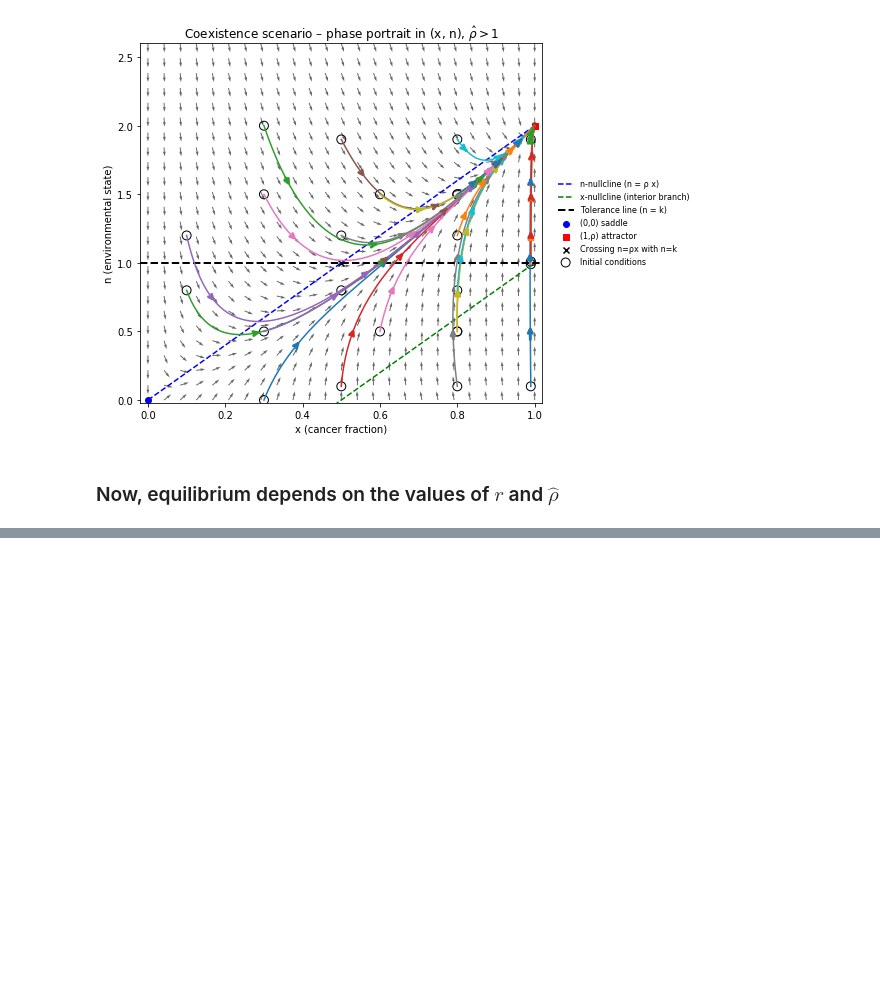
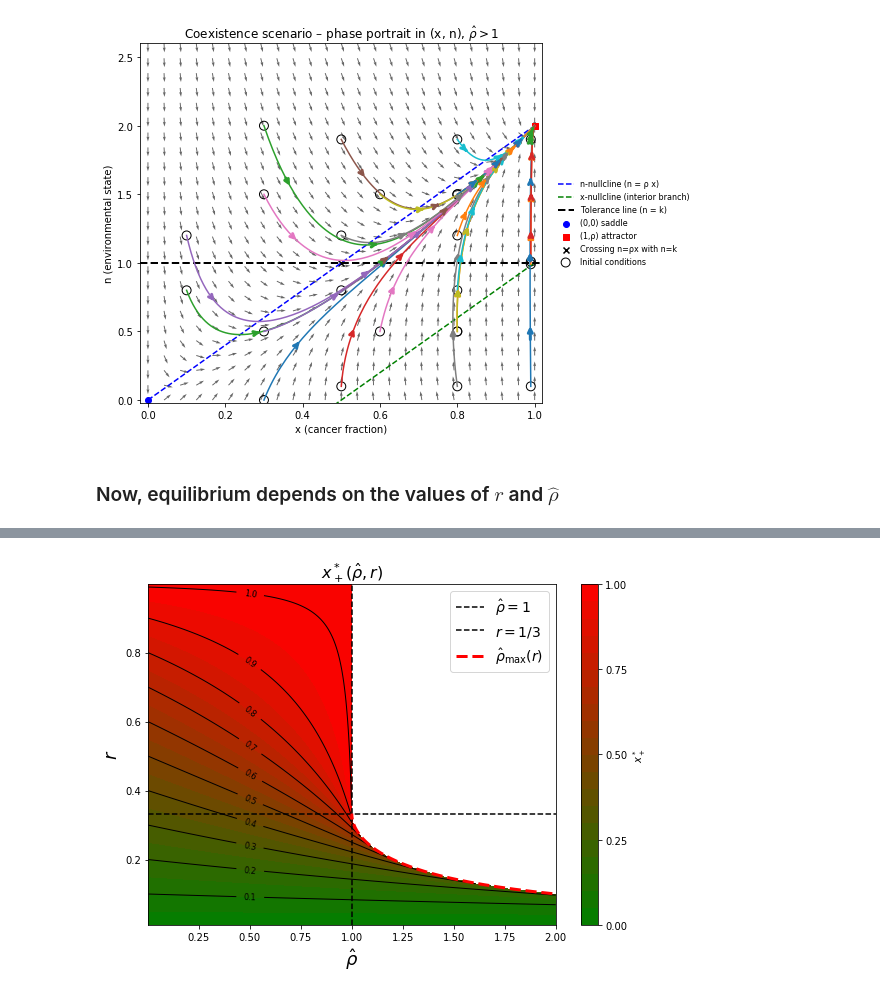
Before and after one commit to gyanezfeliu/dynamics_dormancy, a Jupyter notebook: EGT_paper.ipynb, the cells around one changed output, grey strips where cells are left out. Drawn from its saved outputs; the diff is of its cells as text; code cells hidden in the pictures; blank space fills up the shorter version.

```diff
--- a/EGT_paper.ipynb
+++ b/EGT_paper.ipynb
@@ -919,0 +1094,97 @@ plt.show()
+# %%
+rho_min, rho_max = 1e-3, 2
+r_min, r_max = 1e-2, 0.999
+n = 400
+
+manual_locations = [
+    (1.8, 0.15),  # near the 0.1–0.2 contour
+    (1.8, 0.25),
+    (1.8, 0.35),
+    (1.8, 0.45),
+    (1.8, 0.55),
+    (1.8, 0.65),
+    (1.8, 0.75),
+    (1.8, 0.85),
+    (1.8, 0.95),
+    (1.8, 0.98),
+]
+
+rho_vals = np.linspace(rho_min, rho_max, n)
+r_vals = np.linspace(r_min, r_max, n)
+RHO, R = np.meshgrid(rho_vals, r_vals)
+Xstar = x_star_plus(RHO, R)
+
+fig, ax = plt.subplots(figsize=(8,6))
+
+#cf = ax.contourf(RHO, R, Xstar,
+#                 levels=np.linspace(0,1,21),
+#                 cmap='viridis')
+#cbar = fig.colorbar(cf, ax=ax, label=r'$x^*_+$')
+
+
+
+cmap = mcolors.LinearSegmentedColormap.from_list(
+    "green_to_red", ["green", "red"], N=256
+)
+
+cf = ax.contourf(
+    RHO, R, Xstar,
+    levels=np.linspace(0, 1, 21),
+    cmap=cmap,
+    vmin=0, vmax=1,   # fixes the scale to [0,1]
+)
+
+cbar = fig.colorbar(cf, ax=ax, label=r"$x^*_+$")
+cbar.set_ticks([0, 0.25, 0.5, 0.75, 1])  # optional
+
+
+
+
+#"""
+# Overlay selected level curves
+cs = ax.contour(
+    RHO, R, Xstar,
+    levels=[0.1, 0.2, 0.3, 0.4, 0.5, 0.6, 0.7, 0.8, 0.9, 0.99],
+    colors='black', linewidths=1
+)
+
+# --- choose label positions near the y-axis ---
+x_label = rho_min + 0.5   # a bit to the right of the y-axis
+manual_positions = []
+
+for coll in cs.collections:          # one collection per level
+    # gather all vertices of all paths for this level
+    paths = coll.get_paths()
+    verts = np.vstack([p.vertices for p in paths])
+    # find vertex whose x is closest to x_label
+    idx = np.argmin(np.abs(verts[:, 0] - x_label))
+    manual_positions.append(tuple(verts[idx]))
+
+# now label using these positions
+ax.clabel(
+    cs,
+    fmt='%0.1f',
+    fontsize=8,
+    manual=manual_positions
+)
+
+#"""
+
+# Overlay boundaries
+ax.axvline(1.0, linestyle='--', color='k', label=r'$\hat{\rho}=1$')
+ax.axhline(1/3, linestyle='--', color='k', label=r'$r=1/3$')
+#ax.axhline(1/2, linestyle='--', color='k', label=r'$r=1/2$')
+
+r_cap = np.linspace(r_min, 1/3, 200)
+rho_cap_vals = rho_m(r_cap)#rho_cap(r_cap)
+ax.plot(rho_cap_vals[56:], r_cap[56:], linestyle='--', color='red', linewidth=3, label=r'$\hat{\rho}_{\max}(r)$')
+
+ax.set_xlabel(r'$\hat{\rho}$', fontsize=18)
+ax.set_ylabel(r'$r$', fontsize=18)
+ax.set_title(r'$x^*_+(\hat{\rho}, r)$', fontsize=16)
+ax.legend(loc='upper right', fontsize=14)
+
+plt.tight_layout()
+plt.show()
+# %% [output]
+[figure, added]
```
Also changed, not shown: parts of 8 cells of this notebook.
